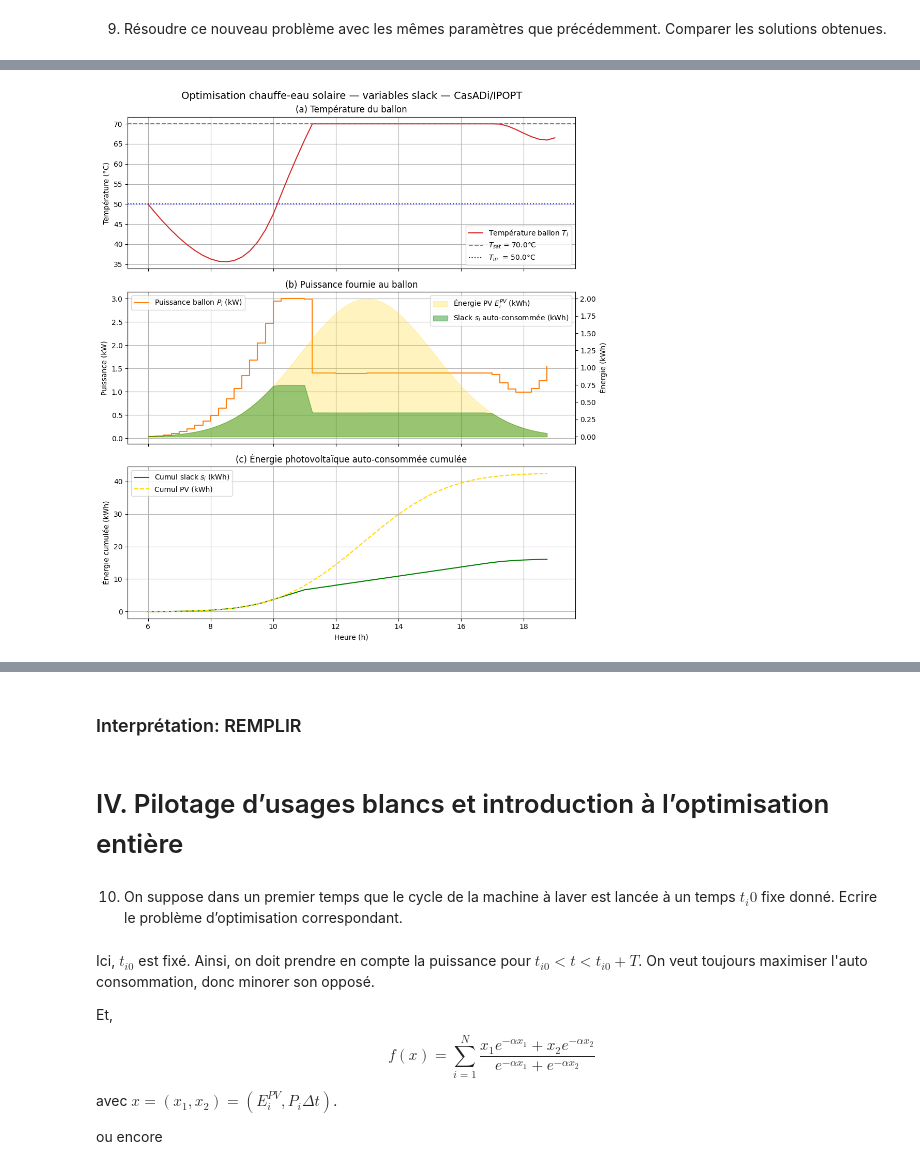
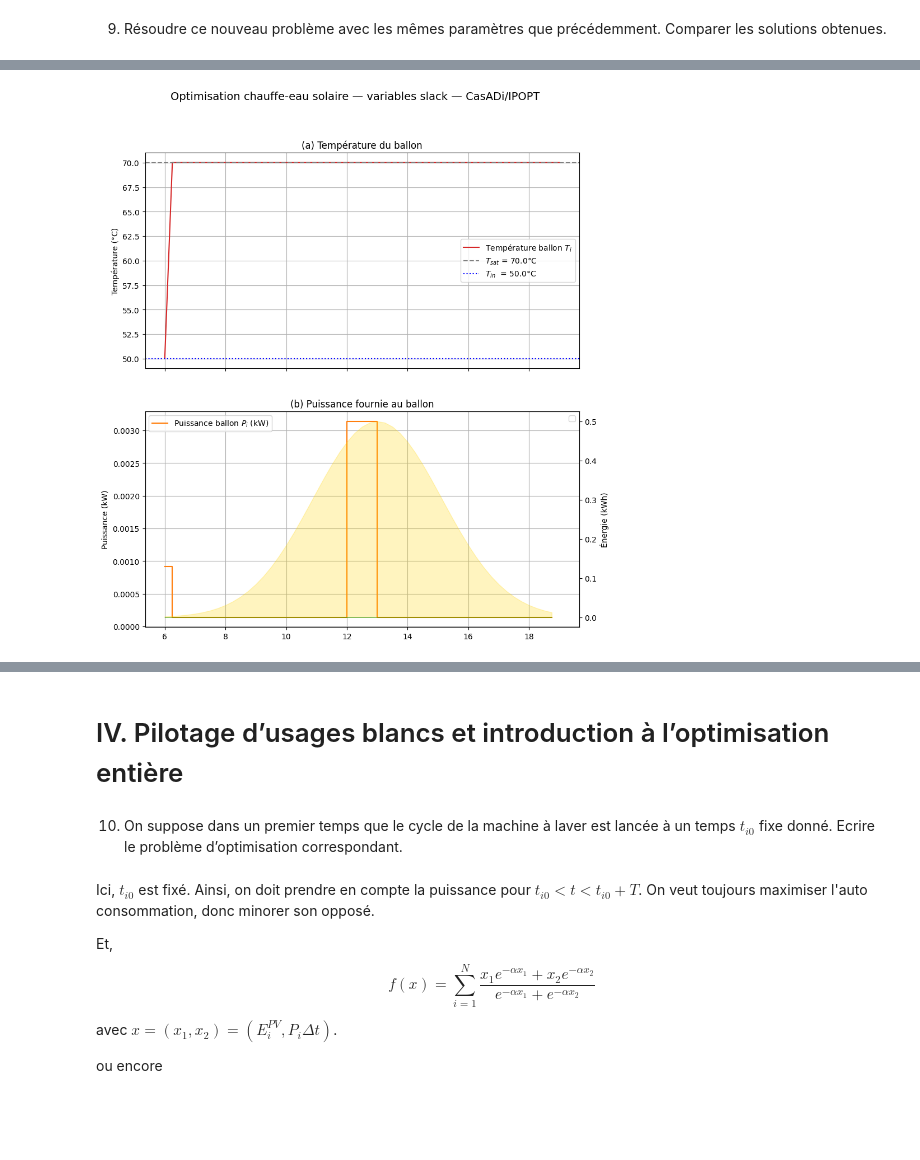
Before and after one commit to mariehoumaire/Projet-Optim-, a Jupyter notebook: Optimisation.ipynb, the cells around one changed output, grey strips where cells are left out. Saved outputs shown, nothing was run; the diff lists cells and outputs as text; code cells hidden in the pictures; blank space fills up the shorter version.

```diff
--- a/Optimisation.ipynb
+++ b/Optimisation.ipynb
@@ -349,14 +335,14 @@ def solve_ballon_slack():
 
  #Bornes
     lbx = [0.0]     * N       \
-        + [-ca.inf] * (N + 1) \
+        + [0.0] * (N + 1) \
         + [0.0]     * N        # s_i >= 0
 
     ubx = [P_M]    * N       \
-        + [ca.inf] * (N + 1) \
+        + [T_sat] * (N + 1) \
         + [ca.inf] * N
 
-    cost = -ca.sum1(s)
+    cost = - ca.sum1(s)
 
  # Contraintes
     g   = []
@@ -368,26 +354,22 @@ def solve_ballon_slack():
     ubg.append(T_in)
 
     # Dynamique comme dans q6
+
     for i in range(N):
-        g.append(T[i + 1] - lam * T[i] - (1 - lam) / k * (Q[i] + P[i]) / C)
+        g.append(T[i + 1] - lam * T[i] - (1 - lam) * C*(-Q[i] + P[i])/ k)
         lbg.append(0.0)
         ubg.append(0.0)
 
-    # 3. Température ≤ T_sat
-    for i in range(1, N + 1):
-        g.append(T[i])
-        lbg.append(-ca.inf)
-        ubg.append(T_sat)
+    # 4. s_i ≤ E_i^PV  (surplus PV disponible)
+    E_hat = (E_PV - w) * dt
 
-    # 4. s_i ≤ E_i^PV  (surplus PV disponible)
-    E_hat = E_PV - w
     for i in range(N):
+    # s[i] <= E_hat[i]  (valeur numérique connue, pas symbolique)
         g.append(s[i])
         lbg.append(-ca.inf)
         ubg.append(float(E_hat[i]))
 
-    # 5. s_i ≤ P_i · Δt
-    for i in range(N):
+        # s[i] <= P[i] * dt  (expression symbolique : OK pour CasADi)
         g.append(s[i] - P[i] * dt)
         lbg.append(-ca.inf)
         ubg.append(0.0)
@@ -395,19 +377,13 @@ def solve_ballon_slack():
     g_vec = ca.vertcat(*g)
 
     nlp = {'x': x, 'f': cost, 'g': g_vec}
-    opts = {
-        'ipopt.print_level': 5,
-        'ipopt.tol': 1e-9,
-        'ipopt.max_iter': 1000,
-        'print_time': True,
-    }
-    solver = ca.nlpsol('solver', 'ipopt', nlp, opts)
+    solver = ca.nlpsol('solver', 'ipopt', nlp)
 
     x0 = np.concatenate([
-        np.zeros(N),
+        np.ones(N) * P_M / 2,    # ← P initiale non nulle
         T_in * np.ones(N + 1),
-        np.zeros(N),
-    ])
+        np.ones(N) * 100
+        ])
 
     sol = solver(
         x0=x0,
@@ -426,12 +402,13 @@ def solve_ballon_slack():
 
 P_opt, T_opt, s_opt = solve_ballon_slack()
 
-E_hat     = E_PV - w
+E_hat     = (E_PV - w)*dt
 P_energy  = P_opt * dt
+E_autoconso = s_opt
 autoconso = np.minimum(E_hat, P_energy)   # vérification : doit coïncider avec s_opt
 
 #  Graphiques
-fig, axes = plt.subplots(3, 1, figsize=(10, 11), sharex=True)
+fig, axes = plt.subplots(2, 1, figsize=(10, 11), sharex=True)
 fig.suptitle("Optimisation chauffe-eau solaire — variables slack — CasADi/IPOPT",
              fontsize=14)
 
@@ -456,35 +433,18 @@ ax.legend(loc='upper left')
 ax.grid(True)
 
 ax2 = axes[1].twinx()
-ax2.fill_between(times, E_PV / 1000,    alpha=0.25, color='gold',
+
+ax2.legend(loc='upper right')
+
+ax2.fill_between(times, (E_PV - w) * dt / 1000, alpha=0.25, color='gold',
                  label='Énergie PV $E_i^{PV}$ (kWh)')
-ax2.fill_between(times, s_opt / 1000,   alpha=0.4,  color='green',
+ax2.fill_between(times, s_opt / 1000, alpha=0.4, color='green',
                  label='Slack $s_i$ auto-consommée (kWh)')
 ax2.set_ylabel('Énergie (kWh)')
-ax2.legend(loc='upper right')
 
-# (c) Cumul s_i vs cumul PV
-ax = axes[2]
-ax.plot(times, np.cumsum(s_opt) / 1000,  color='green',
-        label='Cumul slack $s_i$ (kWh)')
-ax.plot(times, np.cumsum(E_PV) / 1000,   color='gold', linestyle='--',
-        label='Cumul PV (kWh)')
-ax.set_xlabel('Heure (h)')
-ax.set_ylabel('Énergie cumulée (kWh)')
-ax.set_title('(c) Énergie photovoltaïque auto-consommée cumulée')
-ax.legend()
-ax.grid(True)
-
-plt.tight_layout()
-plt.savefig('ballon_solaire_slack_casadi.png', dpi=150)
-plt.show()
-
-print(f"\nÉnergie auto-consommée totale (∑ s_i) : {np.sum(s_opt)/1000:.3f} kWh")
-print(f"Énergie PV totale                      : {np.sum(E_PV)/1000:.3f} kWh")
-print(f"Taux d'auto-consommation               : {100*np.sum(s_opt)/np.sum(E_PV):.1f} %")
-print(f"T finale du ballon                     : {T_opt[-1]:.2f} °C")
-print(f"\nVérification s_i ≈ min(E_hat, P·Δt)   : "
-      f"erreur max = {np.max(np.abs(s_opt - autoconso)):.2e} Wh")
+print(f"Énergie auto-consommée totale (∑ s_i) : {np.sum(s_opt)/1000:.3f} kWh")
+print(f"Énergie PV totale                      : {np.sum(E_PV*dt)/1000:.3f} kWh")
+print(f"Taux d'auto-consommation               : {100*np.sum(s_opt)/np.sum(E_PV*dt):.1f} %")
 # %% [output]
 This is Ipopt version 3.14.11, running with linear solver MUMPS 5.4.1.
 
@@ -506 +466 @@ Total number of inequality constraints...............:      156
-[figure, old version]
+[figure, new version]
@@ -513,9 +467,7 @@ Vérification s_i ≈ min(E_hat, P·Δt)   : erreur max = 7.36e-06 Wh
-# %% [markdown]
-### Interprétation: REMPLIR
 # %% [markdown]
 # IV. Pilotage d’usages blancs et introduction à l’optimisation entière
 # %% [markdown]
-10. On suppose dans un premier temps que le cycle de la machine à laver est lancée à un temps $t_i0$
+10. On suppose dans un premier temps que le cycle de la machine à laver est lancée à un temps $t_{i0}$
 fixe
 donné. Ecrire le problème d’optimisation correspondant.
 # %% [markdown]
```
Also changed, not shown: parts of 7 cells of this notebook, 2 other files.
